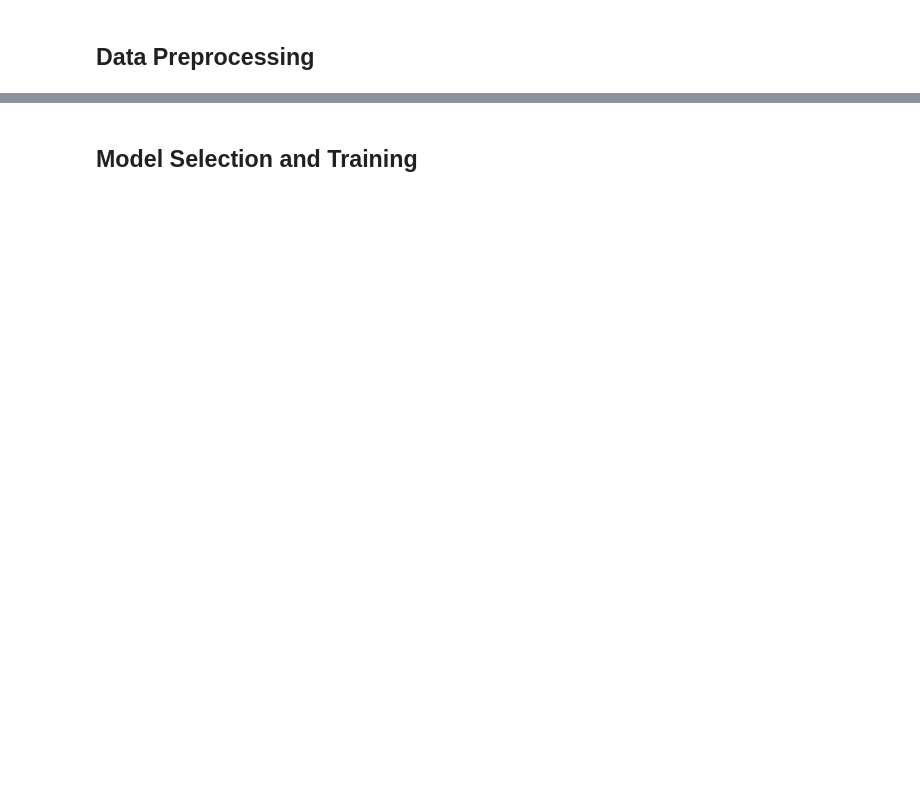
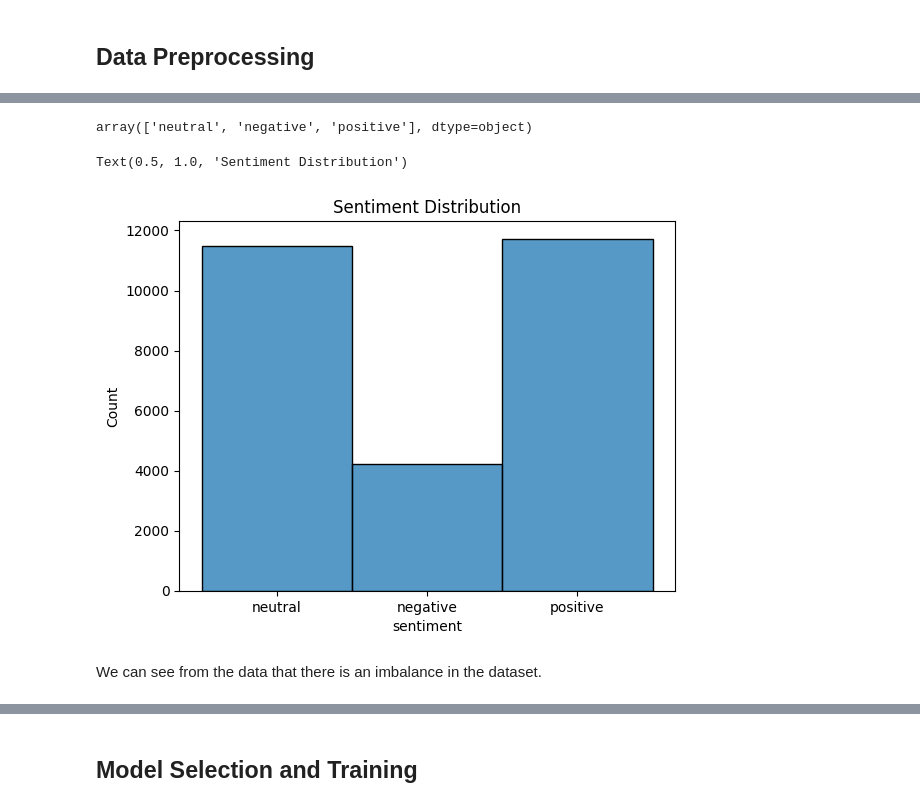
Before and after one commit to dot-william/sentiment-analysis, a Jupyter notebook: training.ipynb, the cells around one changed output, grey strips where cells are left out. Cells and saved outputs as stored; diff of their text form; code cells hidden in the pictures; blank space fills up the shorter version.

```diff
--- a/training.ipynb
+++ b/training.ipynb
@@ -100,0 +62,27 @@ LookupError:
+# %%
+# Reading data and concatenating
+df_1 = pd.read_csv('datasets/twitter-2013dev-A.txt', delimiter='\t', names=['id', 'sentiment', 'tweet'])
+df_2 = pd.read_csv('datasets/twitter-2013test-A.txt', delimiter='\t', names=['id', 'sentiment', 'tweet'])
+df_3 = pd.read_csv('datasets/twitter-2013train-A.txt', delimiter='\t', names=['id', 'sentiment', 'tweet'])
+df_4 = pd.read_csv('datasets/twitter-2014test-A.txt', delimiter='\t', names=['id', 'sentiment', 'tweet'])
+df_5 = pd.read_csv('datasets/twitter-2015test-A.txt', delimiter='\t', names=['id', 'sentiment', 'tweet'])
+df_6 = pd.read_csv('datasets/twitter-2015train-A.txt', delimiter='\t', names=['id', 'sentiment', 'tweet'])
+df_7 = pd.read_csv('datasets/twitter-2016dev-A.txt', delimiter='\t', names=['id', 'sentiment', 'tweet'])
+df_8 = pd.read_csv('datasets/twitter-2016devtest-A.txt', delimiter='\t', names=['id', 'sentiment', 'tweet'])
+# df_9 = pd.read_csv('datasets/twitter-2016test-A.txt', delimiter='\t', names=['id', 'sentiment', 'tweet'])
+df_10 = pd.read_csv('datasets/twitter-2016train-A.txt', delimiter='\t', names=['id', 'sentiment', 'tweet'])
+
+# Decode unicode-escape characters and convert everything to lowercase
+df_1['tweet'] = df_1['tweet'].apply(lambda x: x.encode('utf-8').decode('unicode-escape'))
+df_2['tweet'] = df_2['tweet'].apply(lambda x: x.encode('utf-8').decode('unicode-escape'))
+df_3['tweet'] = df_3['tweet'].apply(lambda x: x.encode('utf-8').decode('unicode-escape'))
+df_4['tweet'] = df_4['tweet'].apply(lambda x: x.encode('utf-8').decode('unicode-escape'))
+df_5['tweet'] = df_5['tweet'].apply(lambda x: x.encode('utf-8').decode('unicode-escape'))
+df_6['tweet'] = df_6['tweet'].apply(lambda x: x.encode('utf-8').decode('unicode-escape'))
+df_7['tweet'] = df_7['tweet'].apply(lambda x: x.encode('utf-8').decode('unicode-escape'))
+# df_8['tweet'] = df_8['tweet'].apply(lambda x: x.encode('utf-8').decode('unicode_escape')) # UnicodeDecodeError: 'unicodeescape' codec can't decode byte 0x5c in position 139: \ at end of string
+df_10['tweet'] = df_10['tweet'].apply(lambda x: x.encode('utf-8').decode('unicode-escape').lower())
+
+# Concatenate dataframes
+tweets_df = pd.concat([df_1, df_2, df_3, df_4, df_5, df_6, df_7, df_10],axis=0)
+tweets_df
@@ -100,0 +103,15 @@ LookupError:
+# %%
+# Check if sentiment is correct unique in the dataframe
+tweets_df['sentiment'].unique()
+# %% [output]
+array(['neutral', 'negative', 'positive'], dtype=object)
+# %%
+# Plot number of sentiments to get an idea of the distribution
+plt.figure()
+sns.histplot(data=tweets_df, x=tweets_df['sentiment'])
+plt.title("Sentiment Distribution")
+# %% [output]
+Text(0.5, 1.0, 'Sentiment Distribution')
+[figure, added]
+# %% [markdown]
+We can see from the data that there is an imbalance in the dataset.
```
Also changed, not shown: parts of 24 cells of this notebook, 1 other file.
